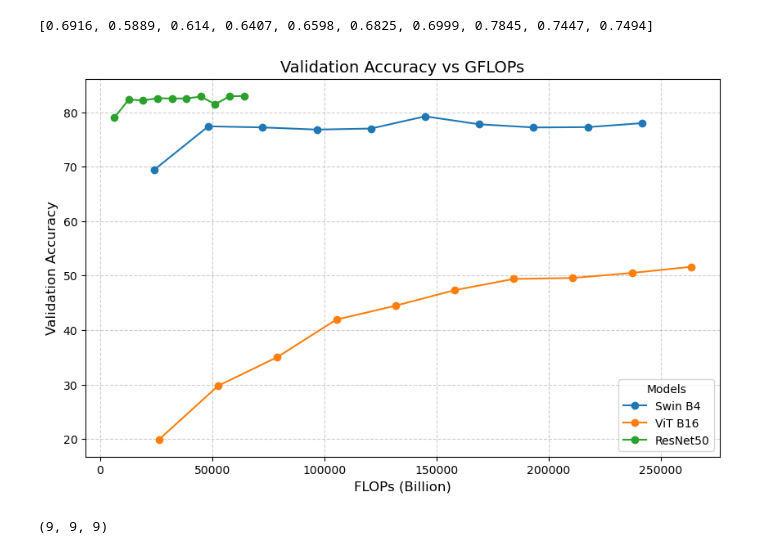
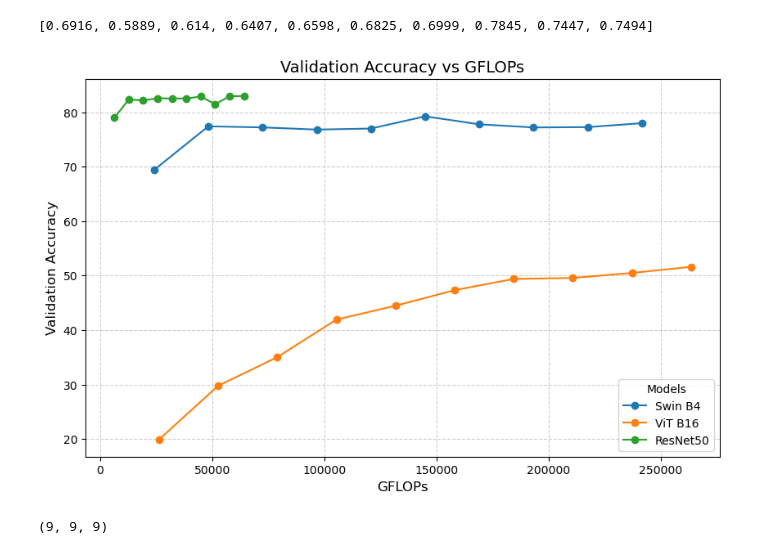
Before and after one commit to gufranSabri/LVM_Complexity_Analysis, a Jupyter notebook: src/analysis.ipynb, the cells around one changed output. Saved outputs shown, nothing was run; the diff lists cells and outputs as text; code cells hidden in the pictures.

```diff
--- a/src/analysis.ipynb
+++ b/src/analysis.ipynb
@@ -69,14 +69,20 @@ def process_training_log(file_path):
 
     return results
 
-def plot_multiple_models(x_values, y_values, labels, title, xlabel, ylabel, legend_title):
+def plot_multiple_models(x_values, y_values, labels, title, xlabel, ylabel, legend_title, print_x=True):
     if len(x_values) != len(y_values) or len(x_values) != len(labels):
         raise ValueError("Length of x_values, y_values, and labels must be the same.")
 
     plt.figure(figsize=(10, 6))
 
     for i in range(len(labels)):
+        # Plot the data points
         plt.plot(x_values[i], y_values[i], label=labels[i], marker='o')
+
+        if print_x:
+            # Annotate each point with its x-value
+            for x, y in zip(x_values[i], y_values[i]):
+                plt.text(x, y, f'{x}', fontsize=9, ha='right', va='bottom')
 
     plt.title(title, fontsize=14)
     plt.xlabel(xlabel, fontsize=12)
@@ -84,10 +90,11 @@ def plot_multiple_models(x_values, y_values, labels, title, xlabel, ylabel, lege
     plt.legend(title=legend_title, fontsize=10)
     plt.grid(True, linestyle='--', alpha=0.6)
 
-    # save
+    # Save the figure
     plt.savefig(os.path.join(FIG_OUTPUT_PATH, f"{title}.png"))
 
     plt.show()
+
 
 def add_ratio_feature(df, column):
     ratio_column = f"{column}_ratio"
@@ -306,27 +313,28 @@ resnet_val_losses
 # %%
 X_val_loss = [
     swin_flops_10e,
     vit_flops_for_10e,
     resnet_flops_10e
 ]
 
 y_val_loss = [
     swin_val_accs,
     vit_val_accs,
     resnet_val_accs
 ]
 
 plot_multiple_models(
     x_values=X_val_loss,
     y_values=y_val_loss,
     labels=labels,
     title="Validation Accuracy vs GFLOPs",
-    xlabel="FLOPs (Billion)",
+    xlabel="GFLOPs",
     ylabel="Validation Accuracy",
-    legend_title="Models"
+    legend_title="Models",
+    print_x=False
 )
 # %% [output]
-[figure, old version]
+[figure, new version]
 # %%
 len(swin_gpu_memory_consumption), len(vit_gpu_memory_consumption), len(resnet_gpu_memory_consumption)
 # %% [output]
```
Also changed, not shown: parts of 6 cells of this notebook, 10 other files.
